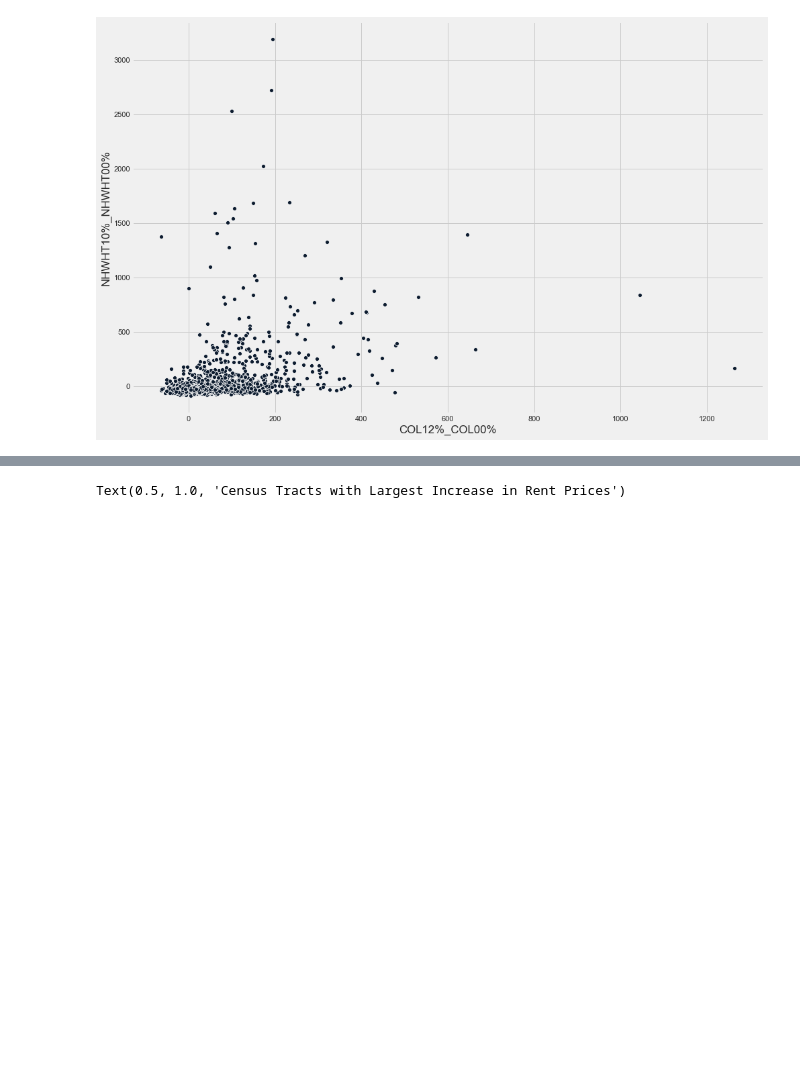
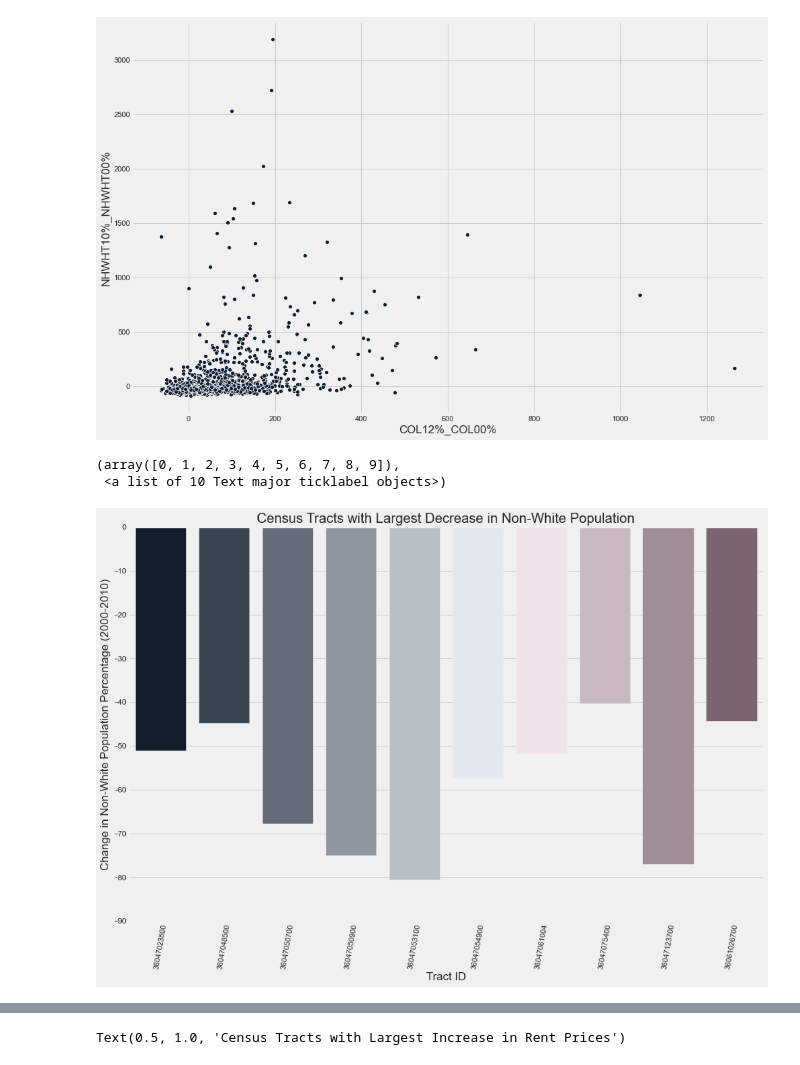
Before and after one commit to ptorres001/cluster_gentrification_new_york, a Jupyter notebook: EDA.ipynb, the cells around one changed output, grey strips where cells are left out. Saved outputs shown, nothing was run; the diff lists cells and outputs as text; code cells hidden in the pictures; blank space fills up the shorter version.

```diff
--- a/EDA.ipynb
+++ b/EDA.ipynb
@@ -125,6 +136,18 @@ sns.scatterplot(x='COL12%_COL00%',y='NHWHT10%_NHWHT00%',data=df)
 # %% [output]
 <matplotlib.axes._subplots.AxesSubplot at 0x...>
 [figure]
+# %%
+ax = sns.barplot(y='NONWHT10%_NONWHT00%',x='TRACTID',data=df[df['NONWHT10%_NONWHT00%']<-40])
+
+ax.set(xlabel='Tract ID',ylabel='Change in Non-White Population Percentage (2000-2010)',
+       title = 'Census Tracts with Largest Decrease in Non-White Population', ylim = (-90,0))
+#ax.set_title('Census Tracts with Largest Increase in White Population')
+plt.xticks(rotation=80)
+# plt.savefig('Image/largest_increase_white_pop.png', dpi=300)
+# %% [output]
+(array([0, 1, 2, 3, 4, 5, 6, 7, 8, 9]),
+ <a list of 10 Text major ticklabel objects>)
+[figure, added]
 # %%
 ax = sns.barplot(y='NHWHT10%_NHWHT00%',x='TRACTID',data=df[df['NHWHT10%_NHWHT00%']>1400])
 
```
Also changed, not shown: parts of 6 cells of this notebook.
